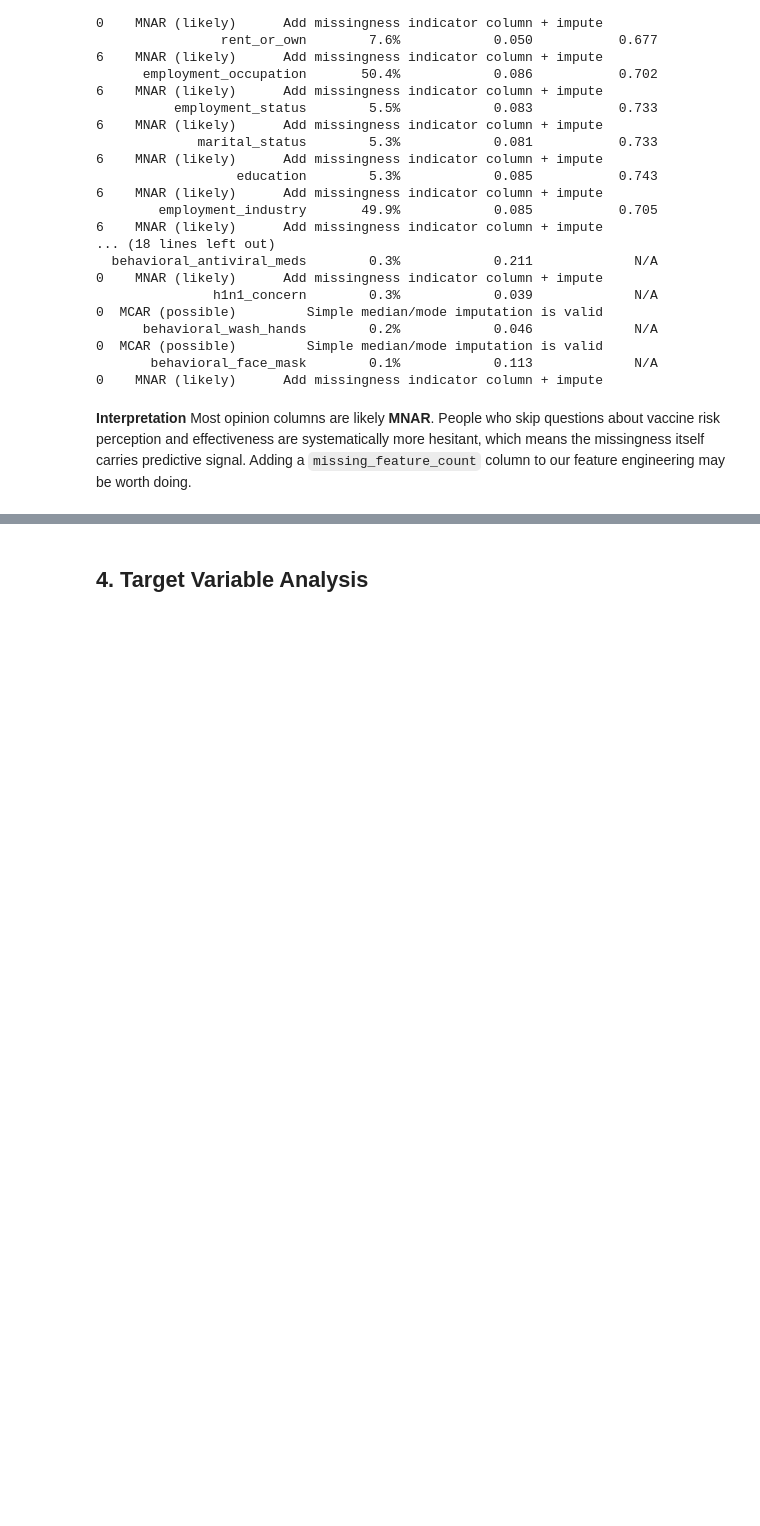
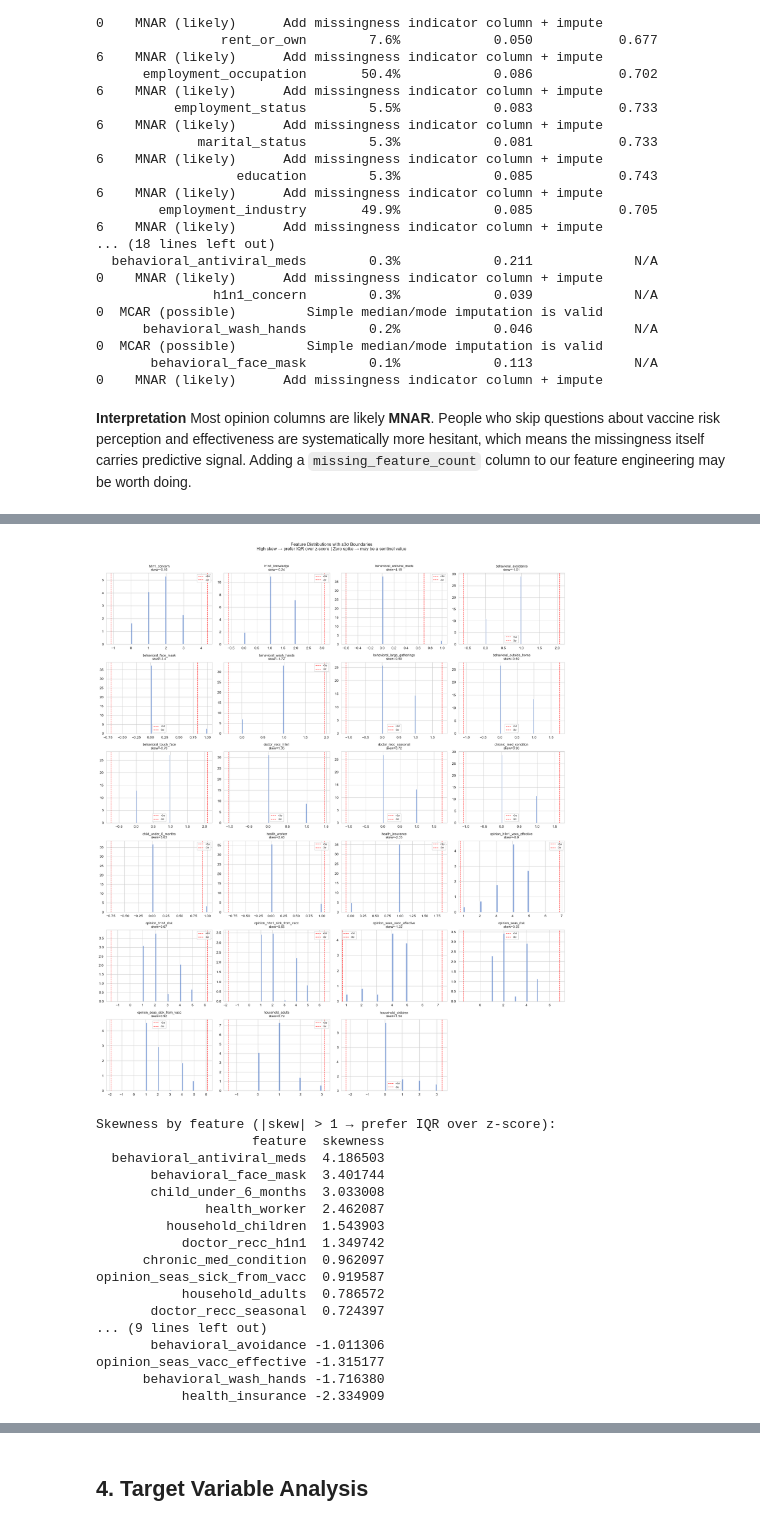
Before and after one commit to jarretangbazo/Flu-Shot-Learning, a Jupyter notebook: notebooks/01_eda.ipynb, the cells around one changed output, grey strips where cells are left out. Drawn from its saved outputs; the diff is of its cells as text; code cells hidden in the pictures; blank space fills up the shorter version.

```diff
--- a/notebooks/01_eda.ipynb
+++ b/notebooks/01_eda.ipynb
@@ -610,0 +655,68 @@ Most opinion columns are likely **MNAR**. People who skip questions about vaccin
+# %%
+# Histogram + KDE
+
+n_rows = (len(numeric_cols) + 3) // 4
+
+fig, axes = plt.subplots(n_rows, 4, figsize=(18, n_rows * 3.5))
+axes = axes.flatten()
+
+for i, col in enumerate(numeric_cols):
+    ax   = axes[i]
+    data = flu_train_merged[col].dropna()
+    mean, std = data.mean(), data.std()
+
+    ax.hist(data, bins=40, color='#4472C4', alpha=0.6,
+            edgecolor='white', density=True)
+
+    if len(data.unique()) > 5:
+        data.plot(kind='kde', ax=ax, color='#ED7D31', linewidth=2)
+
+    ax.axvline(mean + 3 * std, color='red', linestyle='--',
+               linewidth=1, label='+3σ')
+    ax.axvline(mean - 3 * std, color='red', linestyle='--',
+               linewidth=1, label='-3σ')
+
+    skewness = round(data.skew(), 2)
+    ax.set_title(f'{col}\nskew={skewness}', fontsize=9)
+    ax.legend(fontsize=7)
+
+for j in range(i + 1, len(axes)):
+    axes[j].set_visible(False)
+
+plt.suptitle(
+    'Feature Distributions with ±3σ Boundaries\n'
+    'High skew → prefer IQR over z-score | '
+    'Zero spike → may be a sentinel value',
+    fontsize=12, y=1.01
+)
+plt.tight_layout()
+plt.savefig('../reports/figures/outlier_02_histograms.png', dpi=150, bbox_inches='tight')
+plt.show()
+
+# Print skewness to guide which test to use
+skew_df = (flu_train_merged[numeric_cols]
+           .skew()
+           .reset_index()
+           .rename(columns={'index': 'feature', 0: 'skewness'})
+           .sort_values('skewness', ascending=False))
+print("Skewness by feature (|skew| > 1 → prefer IQR over z-score):")
+print(skew_df.to_string(index=False))
+# %% [output]
+[figure, added]
+Skewness by feature (|skew| > 1 → prefer IQR over z-score):
+                    feature  skewness
+  behavioral_antiviral_meds  4.186503
+       behavioral_face_mask  3.401744
+       child_under_6_months  3.033008
+              health_worker  2.462087
+         household_children  1.543903
+           doctor_recc_h1n1  1.349742
+      chronic_med_condition  0.962097
+opinion_seas_sick_from_vacc  0.919587
+           household_adults  0.786572
+       doctor_recc_seasonal  0.724397
+... (9 lines left out)
+       behavioral_avoidance -1.011306
+opinion_seas_vacc_effective -1.315177
+      behavioral_wash_hands -1.716380
+           health_insurance -2.334909
```
Also changed, not shown: parts of 8 cells of this notebook, 3 other files.
